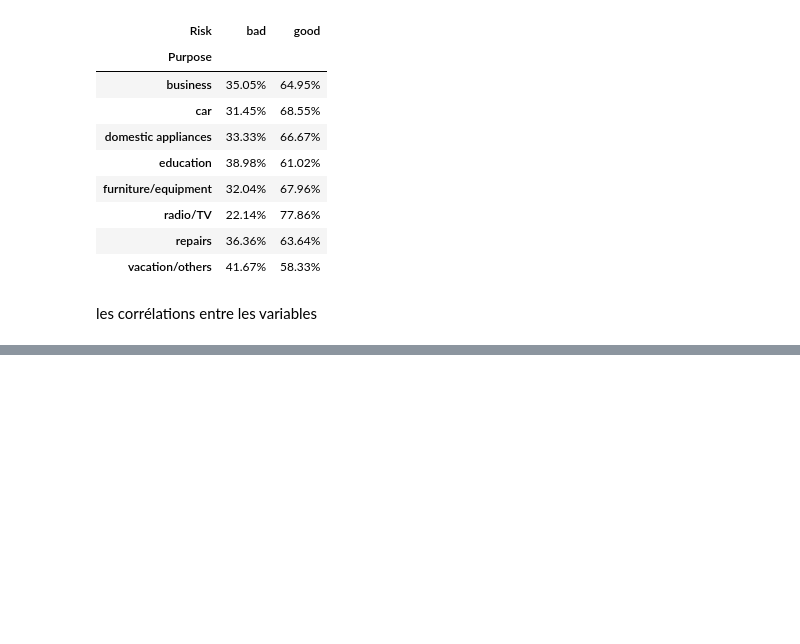
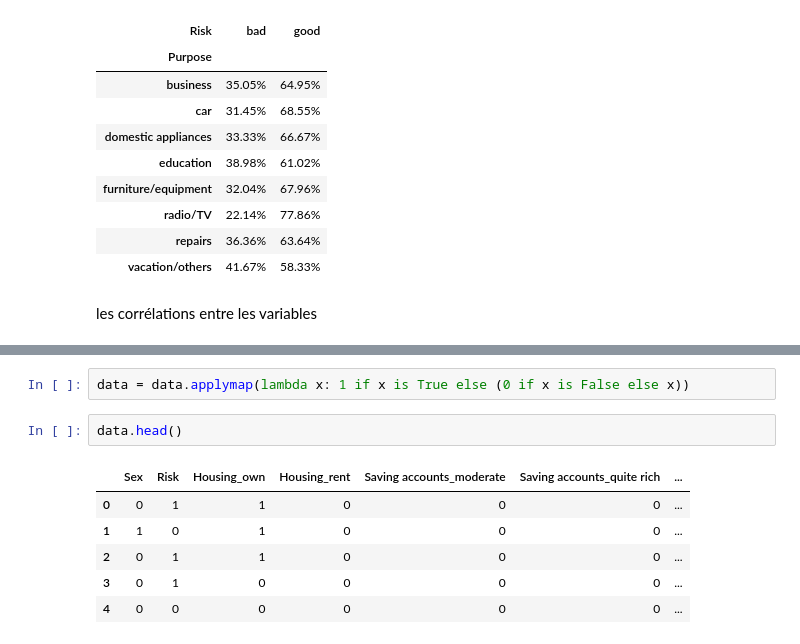
Before and after one commit to Mide6903/Hack2Hire__TestTech_Profile_66, a Jupyter notebook: test_databeez.ipynb, the cells around one changed output, grey strips where cells are left out. Cells and saved outputs as stored; diff of their text form; blank space fills up the shorter version.

```diff
--- a/test_databeez.ipynb
+++ b/test_databeez.ipynb
@@ -257,0 +284,11 @@ les corrélations entre les variables
+# %%
+data = data.applymap(lambda x: 1 if x is True else (0 if x is False else x))
+# %%
+data.head()
+# %% [output]
+|  | Sex | Risk | Housing_own | Housing_rent | Saving accounts_moderate | Saving accounts_quite rich | ... |
+| 0 | 0 | 1 | 1 | 0 | 0 | 0 | ... |
+| 1 | 1 | 0 | 1 | 0 | 0 | 0 | ... |
+| 2 | 0 | 1 | 1 | 0 | 0 | 0 | ... |
+| 3 | 0 | 1 | 0 | 0 | 0 | 0 | ... |
+| 4 | 0 | 0 | 0 | 0 | 0 | 0 | ... |
```
Also changed, not shown: parts of 7 cells of this notebook.
